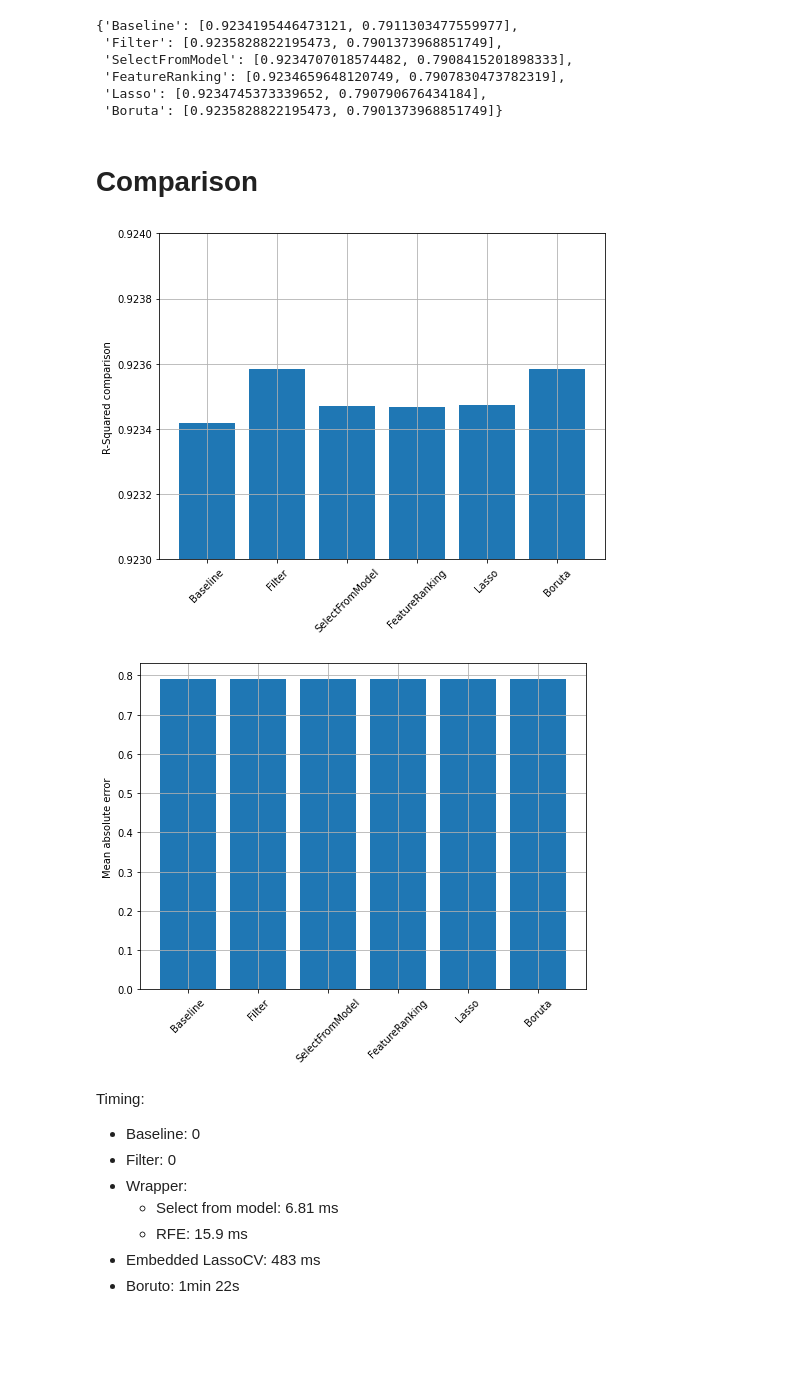
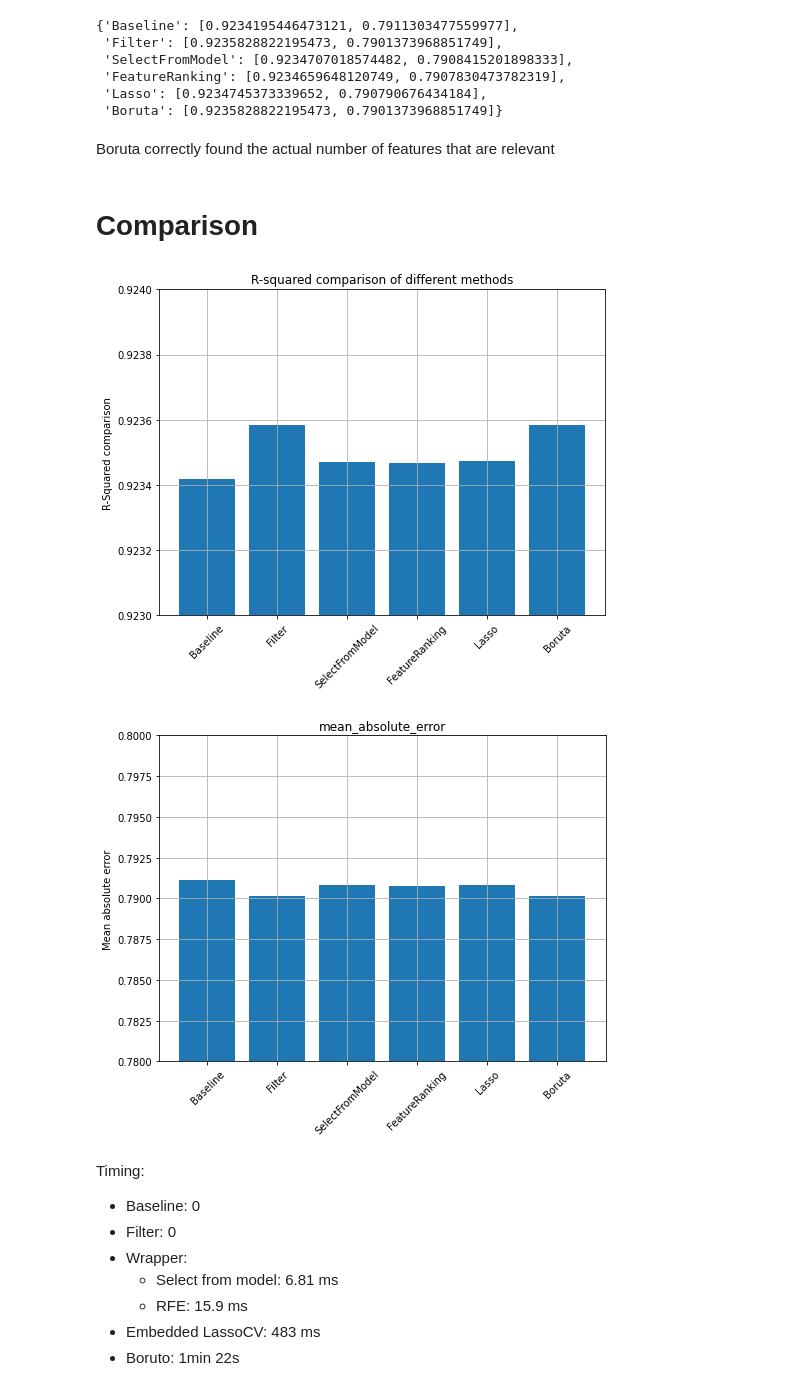
Before and after one commit to lin-richuang/demo, a Jupyter notebook: feature selection.ipynb, the cells around one changed output. Saved outputs shown, nothing was run; the diff lists cells and outputs as text; code cells hidden in the pictures; blank space fills up the shorter version.

```diff
--- a/feature selection.ipynb
+++ b/feature selection.ipynb
@@ -342,6 +346,8 @@ performance
  'FeatureRanking': [0.9234659648120749, 0.7907830473782319],
  'Lasso': [0.9234745373339652, 0.790790676434184],
  'Boruta': [0.9235828822195473, 0.7901373968851749]}
+# %% [markdown]
+Boruta correctly found the actual number of features that are relevant
 # %% [markdown]
 # Comparison
 # %%
@@ -351,26 +357,29 @@ test_r2 = [v[0] for v in performance.values()]
 plt.ylabel('R-Squared comparison')
 plt.bar(x, test_r2)
 plt.ylim(0.923, 0.924)
+plt.title('R-squared comparison of different methods')
+
 plt.xticks(ticks = x,
           labels = performance.keys(),
           rotation = 45)
 _ = plt.show()
 # %% [output]
-[figure, old version]
+[figure, new version]
 # %%
 x = np.arange(len(performance))
-metric_name = 'mean_absolute_error'
 
 test_mae = [v[1] for v in performance.values()]
 
 plt.ylabel('Mean absolute error')
 plt.bar(x, test_mae)
+plt.ylim(0.78, 0.8)
+plt.title('mean_absolute_error')
 plt.xticks(ticks = x,
           labels = performance.keys(),
           rotation = 45)
 _ = plt.show()
 # %% [output]
-[figure, old version]
+[figure, new version]
 # %% [markdown]
 Timing:
 - Baseline: 0
```
Also changed, not shown: parts of 5 cells of this notebook.
